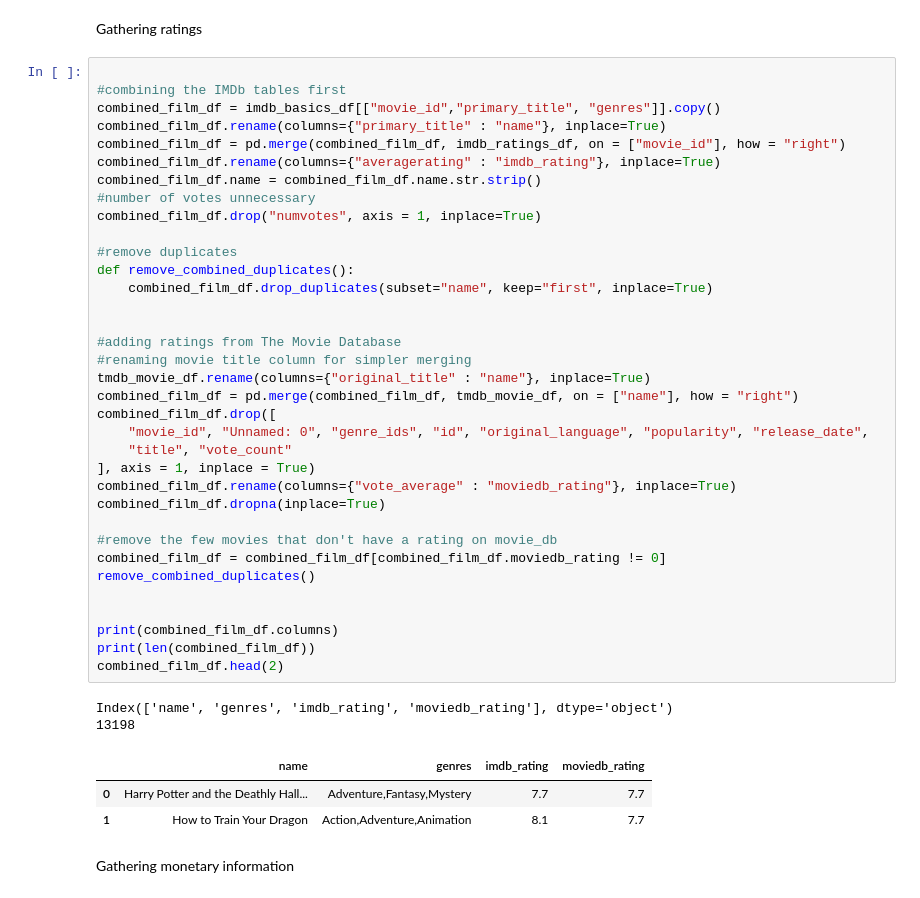
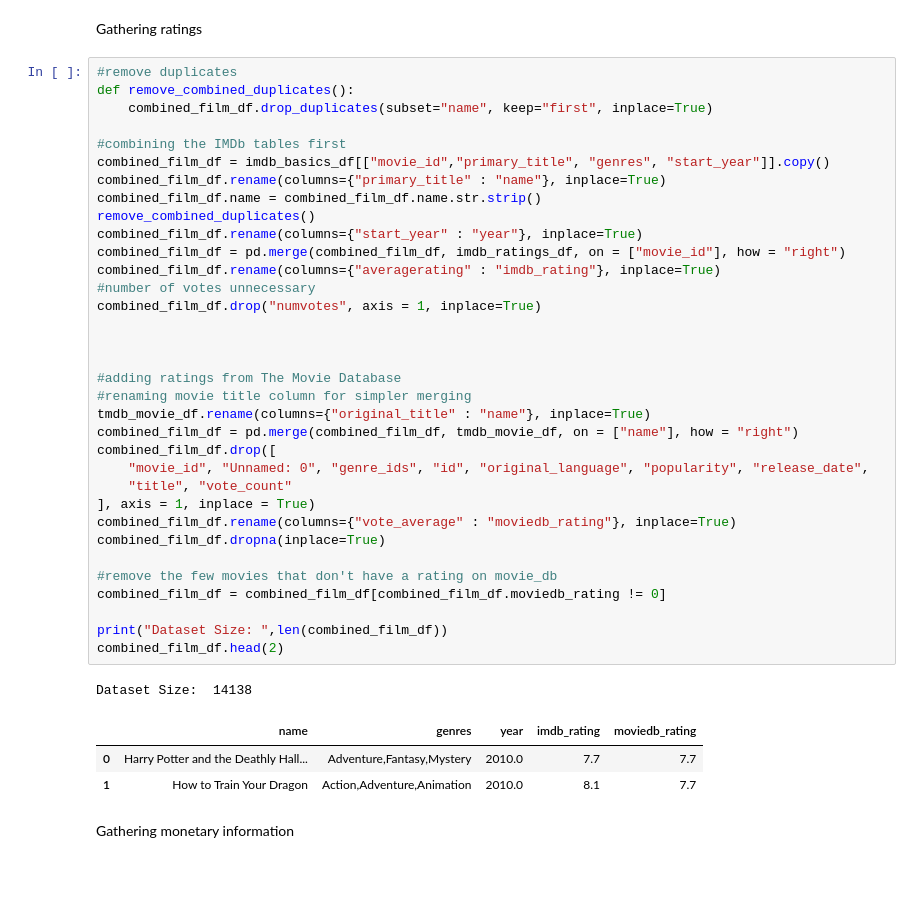
Before and after one commit to bizzfuzz/film-analysis-ms, a Jupyter notebook: film_analysis.ipynb, the cells around one changed output. Cells and saved outputs as stored; diff of their text form.

```diff
--- a/film_analysis.ipynb
+++ b/film_analysis.ipynb
@@ -178,46 +183,44 @@ Questions to consider:
 # %% [markdown]
 Gathering ratings
 # %%
+#remove duplicates
+def remove_combined_duplicates():
+    combined_film_df.drop_duplicates(subset="name", keep="first", inplace=True)
 
 #combining the IMDb tables first
-combined_film_df = imdb_basics_df[["movie_id","primary_title", "genres"]].copy()
+combined_film_df = imdb_basics_df[["movie_id","primary_title", "genres", "start_year"]].copy()
 combined_film_df.rename(columns={"primary_title" : "name"}, inplace=True)
+combined_film_df.name = combined_film_df.name.str.strip()
+remove_combined_duplicates()
+combined_film_df.rename(columns={"start_year" : "year"}, inplace=True)
 combined_film_df = pd.merge(combined_film_df, imdb_ratings_df, on = ["movie_id"], how = "right")
 combined_film_df.rename(columns={"averagerating" : "imdb_rating"}, inplace=True)
-combined_film_df.name = combined_film_df.name.str.strip()
 #number of votes unnecessary
 combined_film_df.drop("numvotes", axis = 1, inplace=True)
 
-#remove duplicates
-def remove_combined_duplicates():
-    combined_film_df.drop_duplicates(subset="name", keep="first", inplace=True)
 
 
 #adding ratings from The Movie Database
 #renaming movie title column for simpler merging
 tmdb_movie_df.rename(columns={"original_title" : "name"}, inplace=True)
 combined_film_df = pd.merge(combined_film_df, tmdb_movie_df, on = ["name"], how = "right")
 combined_film_df.drop([
     "movie_id", "Unnamed: 0", "genre_ids", "id", "original_language", "popularity", "release_date",
     "title", "vote_count"
 ], axis = 1, inplace = True)
 combined_film_df.rename(columns={"vote_average" : "moviedb_rating"}, inplace=True)
 combined_film_df.dropna(inplace=True)
 
 #remove the few movies that don't have a rating on movie_db
 combined_film_df = combined_film_df[combined_film_df.moviedb_rating != 0]
-remove_combined_duplicates()
 
-
-print(combined_film_df.columns)
-print(len(combined_film_df))
+print("Dataset Size: ",len(combined_film_df))
 combined_film_df.head(2)
 # %% [output]
-Index(['name', 'genres', 'imdb_rating', 'moviedb_rating'], dtype='object')
-13198
+Dataset Size:  14138
-|  | name | genres | imdb_rating | moviedb_rating |
-| 0 | Harry Potter and the Deathly Hall... | Adventure,Fantasy,Mystery | 7.7 | 7.7 |
-| 1 | How to Train Your Dragon | Action,Adventure,Animation | 8.1 | 7.7 |
+|  | name | genres | year | imdb_rating | moviedb_rating |
+| 0 | Harry Potter and the Deathly Hall... | Adventure,Fantasy,Mystery | 2010.0 | 7.7 | 7.7 |
+| 1 | How to Train Your Dragon | Action,Adventure,Animation | 2010.0 | 8.1 | 7.7 |
 # %% [markdown]
 Gathering monetary information
 # %%
```
Also changed, not shown: parts of 19 cells of this notebook.
